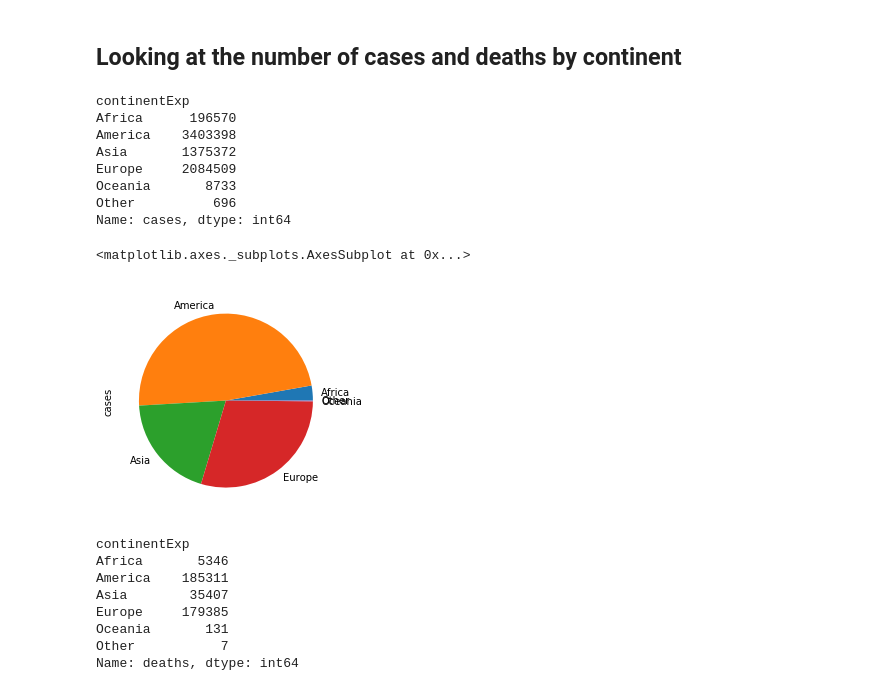
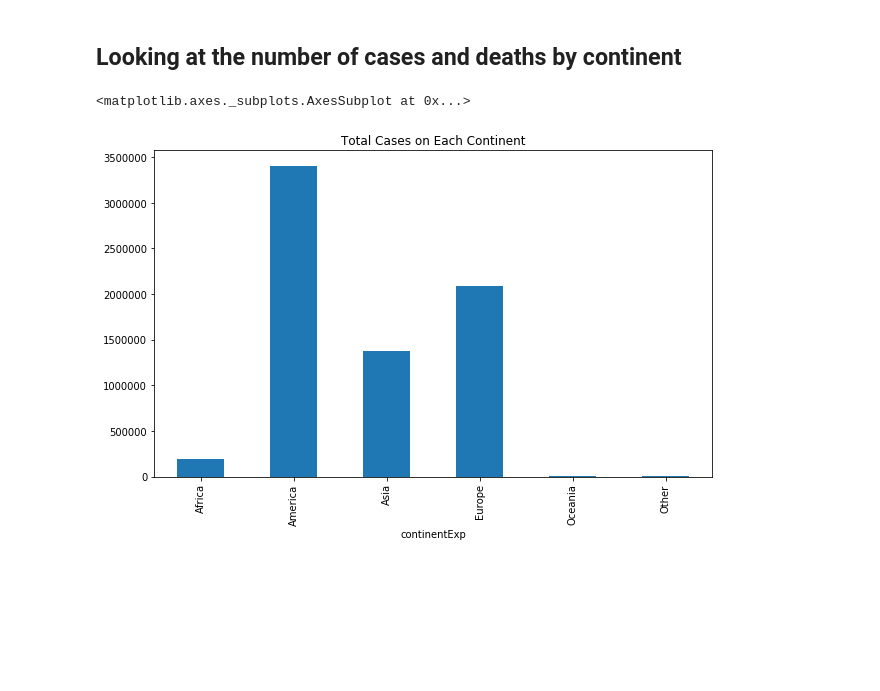
Before and after one commit to Liu-Maria/ISAT252, a Jupyter notebook: ISAT225_Final_Project.ipynb, the cells around one changed output. Cells and saved outputs as stored; diff of their text form; code cells hidden in the pictures; blank space fills up the shorter version.

```diff
--- a/ISAT225_Final_Project.ipynb
+++ b/ISAT225_Final_Project.ipynb
@@ -21,30 +24,10 @@ df[:5]    #Running it
 ## Looking at the number of cases and deaths by continent
 # %%
 cases_by_continent = df.groupby('continentExp').sum()['cases']    #The total number of cases per continent
-cases_by_continent[:]
-# %% [output]
-continentExp
-Africa      196570
-America    3403398
-Asia       1375372
-Europe     2084509
-Oceania       8733
-Other          696
-Name: cases, dtype: int64
-# %%
-cases_by_continent.plot.pie()
-# %% [output]
-<matplotlib.axes._subplots.AxesSubplot at 0x...>
-[figure, removed]
+# %%
+cases_by_continent.plot.bar(title = "Total Cases on Each Continent")
+# %% [output]
+<matplotlib.axes._subplots.AxesSubplot at 0x...>
+[figure, added]
 # %%
 deaths_by_continent = df.groupby('continentExp').sum()['deaths']      #The total number of deaths per continent
-deaths_by_continent[:]
-# %% [output]
-continentExp
-Africa       5346
-America    185311
-Asia        35407
-Europe     179385
-Oceania       131
-Other           7
-Name: deaths, dtype: int64
```
Also changed, not shown: parts of 44 cells of this notebook.
